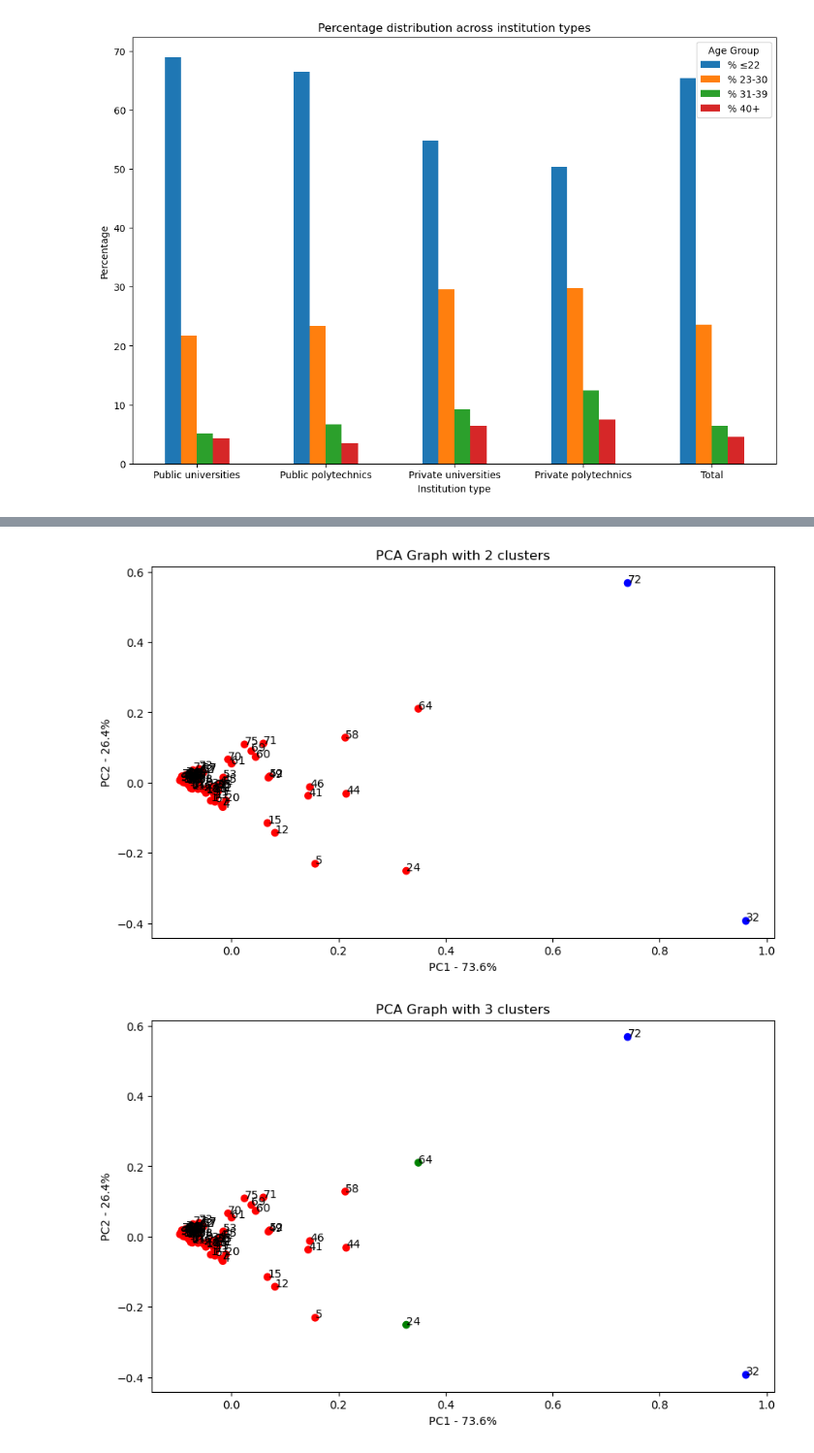
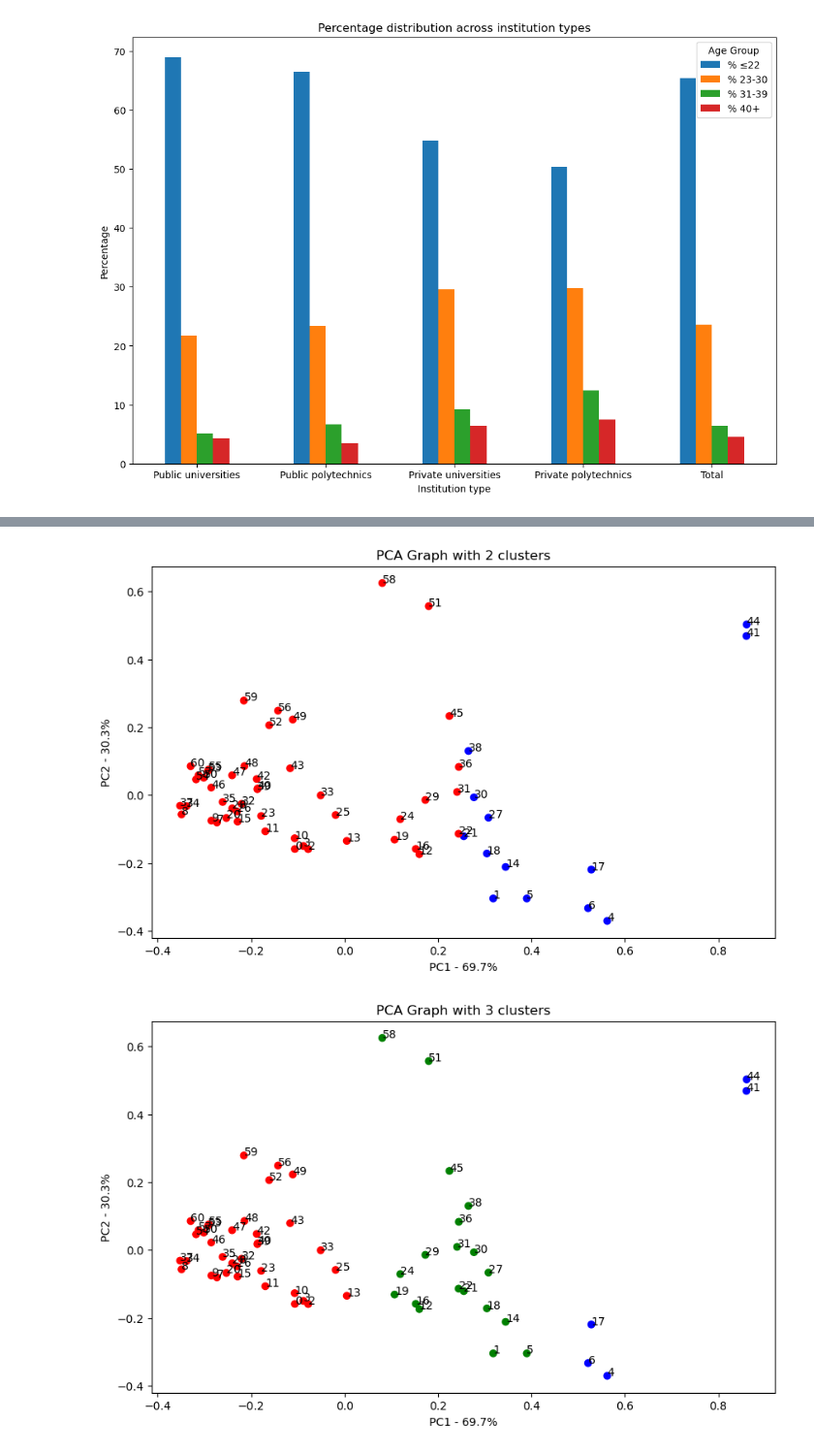
Before and after one commit to pms-mendes/FCD, a Jupyter notebook: ap.ipynb, the cells around one changed output, grey strips where cells are left out. Shown at 97% size. Saved outputs shown, nothing was run; the diff lists cells and outputs as text; code cells hidden in the pictures.

```diff
--- a/ap.ipynb
+++ b/ap.ipynb
@@ -759,0 +720,22 @@ scaled_df.describe()
+# %%
+test_df3 = df3.drop(columns=["HE Institution", "Type", "1st time", "% 23+", "% 18-22"])
+
+mean = test_df3.mean()
+std = test_df3.std()
+
+test_df3["z-score 23+"] = (test_df3["23+ enrolled"] - mean["23+ enrolled"]) / std["23+ enrolled"]
+test_df3["z-score 18-22"] = (test_df3["18-22 enrolled"] - mean["18-22 enrolled"]) / std["18-22 enrolled"]
+
+# Only z-scores below 0.55 accepted, for example. This is because original data is too clustered and so we want more spread.
+
+zscore = (abs(test_df3["z-score 23+"]) > 0.55) | (abs(test_df3["z-score 18-22"]) > 0.55)
+
+test_df3 = test_df3[~zscore].reset_index(drop=True)
+
+test_df3 = test_df3.drop(columns=["z-score 23+", "z-score 18-22"])
+
+scaler = preprocessing.MinMaxScaler()
+scaled_data = scaler.fit_transform(test_df3)
+scaled_df = pd.DataFrame(scaled_data, columns=test_df3.columns)
+
+scaled_df.head(20)
@@ -775,25 +787,25 @@ plt.show()
 # %%
 pca_df = pd.DataFrame(pca_data, index=scaled_df.index, columns=labels)
 
 # Using different amounts of colors shows different clusters
 
-color_types = [["red", "green", "blue", "purple", "orange"], ["red", "green", "blue"], ["red", "blue"]]
+color_types = [["red", "green", "blue", "purple", "orange", "cyan", "lime", "black"], ["red", "green", "blue", "purple", "orange"], ["red", "green", "blue"], ["red", "blue"]]
 
 
 for cor in reversed(color_types):
     color = ListedColormap(cor)
 
     plt.figure(figsize=(10, 6))
 
     plt.scatter(pca_df.PC1, pca_df.PC2, c=pca_df.PC1, cmap=color)
     plt.xlabel(f"PC1 - {perc_var[0]}%")
     plt.ylabel(f"PC2 - {perc_var[1]}%")
     plt.title(f"PCA Graph with {len(cor)} clusters")
 
     for sample in pca_df.index:
         plt.annotate(sample, (pca_df.PC1.loc[sample], pca_df.PC2.loc[sample]))
 
     plt.show()
 # %% [output]
-[figure, old version]
+[figure, new version]
-[figure, old version]
+[figure, new version]
```
Also changed, not shown: parts of 19 cells of this notebook.
